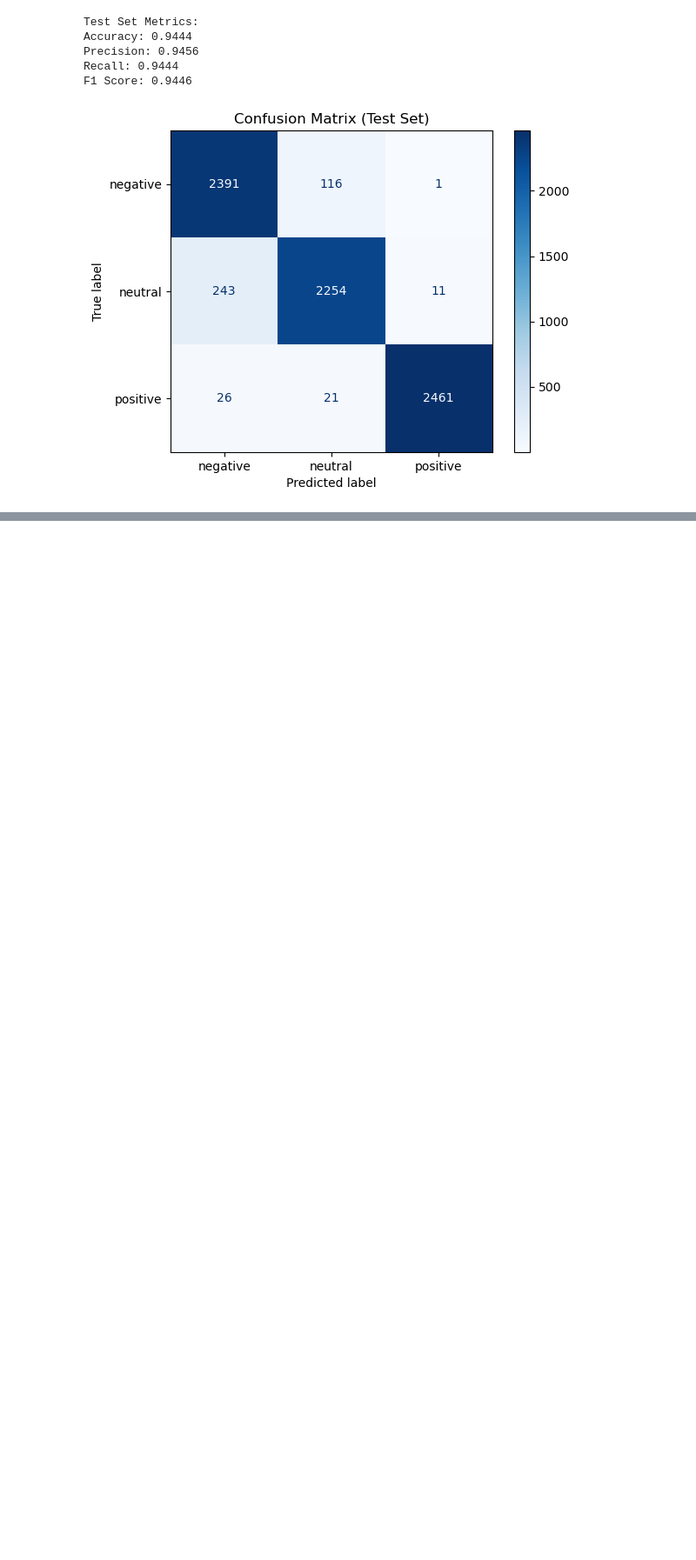
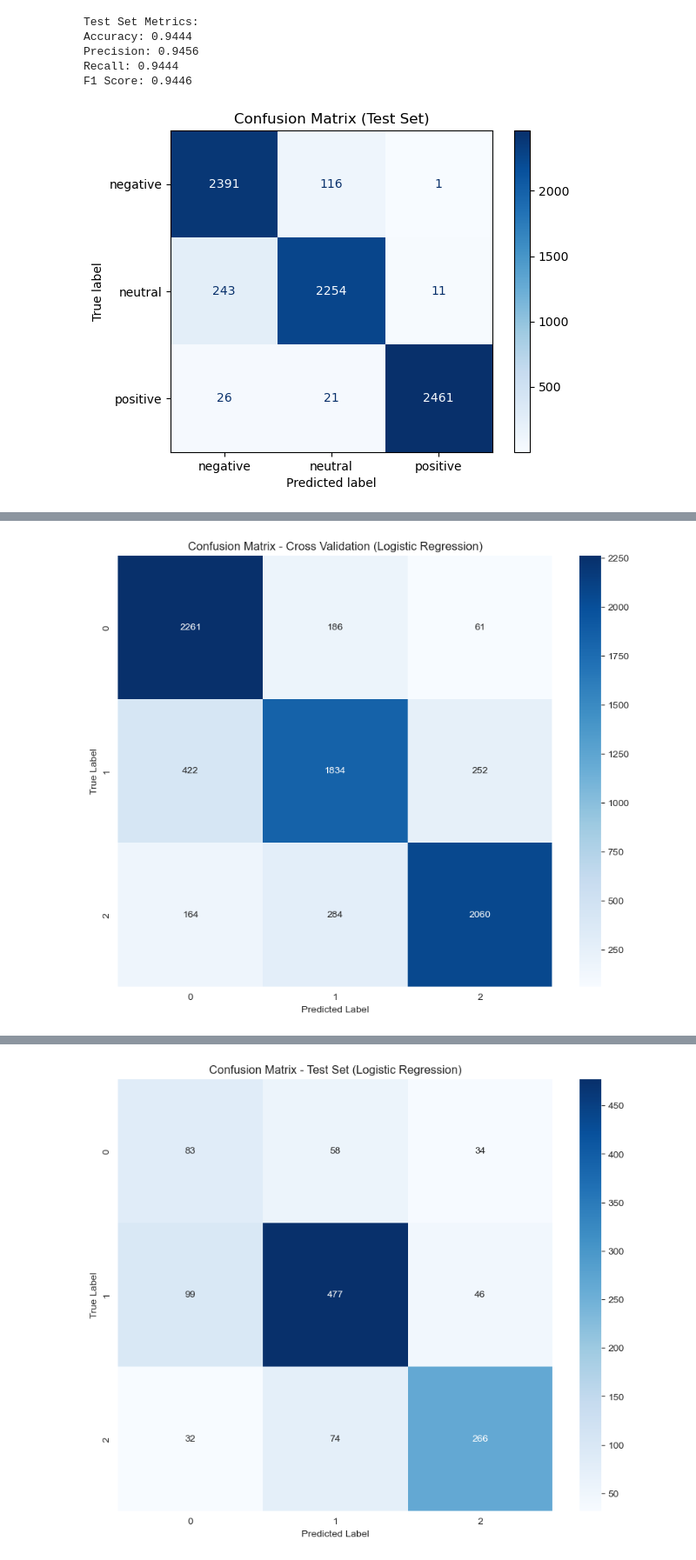
Before and after one commit to MateoRbt/Sentiment-Analysis, a Jupyter notebook: sample2.ipynb, the cells around one changed output, grey strips where cells are left out. Shown: that part at 87% size. Cells and saved outputs as stored; diff of their text form; code cells hidden in the pictures; blank space fills up the shorter version.

Commit message:
added split resample feature extraction logic for more realiable and less biased model in stemming

```diff
--- a/sample2.ipynb
+++ b/sample2.ipynb
@@ -381,0 +384,74 @@ F1 Score: 0.9446
+# %%
+from sklearn.feature_extraction.text import TfidfVectorizer
+from imblearn.over_sampling import RandomOverSampler
+from sklearn.model_selection import train_test_split, StratifiedKFold, cross_val_predict
+from sklearn.linear_model import LogisticRegression
+from sklearn.metrics import f1_score, classification_report, confusion_matrix
+import pandas as pd
+import matplotlib.pyplot as plt
+import seaborn as sns
+
+# Assuming 'df' is your DataFrame with 'cleaned_text' for text and 'Sentiment' for labels
+
+# Split the dataset first to keep the test set untouched by oversampling
+X = df['cleaned_text']  # Text data
+y = df['Sentiment']  # Labels
+X_train, X_test, y_train, y_test = train_test_split(X, y, test_size=0.2, random_state=42)
+
+# Apply RandomOverSampler to oversample minority classes in text data
+ros = RandomOverSampler(random_state=42)
+X_resampled, y_resampled = ros.fit_resample(X_train.values.reshape(-1, 1), y_train)
+
+# Convert numpy arrays back to pandas Series for easier handling
+X_resampled = pd.Series([x[0] for x in X_resampled.tolist()], index=pd.RangeIndex(len(X_resampled)))
+y_resampled = pd.Series(y_resampled, index=pd.RangeIndex(len(y_resampled)))
+
+# Feature extraction on the resampled data
+vectorizer = TfidfVectorizer(max_features=5000)  # Adjust max_features as needed
+X_train_resampled = vectorizer.fit_transform(X_resampled)
+
+# Feature extraction on the test data (using the vocabulary from the resampled training data)
+X_test = vectorizer.transform(X_test)
+
+# Initialize the Logistic Regression model
+log_reg_model = LogisticRegression(max_iter=1000, class_weight='balanced', random_state=42)
+
+# Cross-validation setup with 15 folds
+cv = StratifiedKFold(n_splits=15, shuffle=True, random_state=42)
+
+# Perform cross-validation on the resampled and vectorized training data
+y_pred_cv = cross_val_predict(log_reg_model, X_train_resampled, y_resampled, cv=cv)
+
+# Evaluate the model using cross-validation results
+print(f"F1 Score (CV): {f1_score(y_resampled, y_pred_cv, average='weighted')}")
+print("\nClassification Report (CV):")
+print(classification_report(y_resampled, y_pred_cv))
+
+# Confusion Matrix for Cross-Validation
+cm_cv = confusion_matrix(y_resampled, y_pred_cv)
+plt.figure(figsize=(10, 8))
+sns.heatmap(cm_cv, annot=True, fmt='d', cmap='Blues')
+plt.title('Confusion Matrix - Cross Validation (Logistic Regression)')
+plt.ylabel('True Label')
+plt.xlabel('Predicted Label')
+plt.show()
+
+# Train the model on all resampled training data and predict on the test set
+log_reg_model.fit(X_train_resampled, y_resampled)
+y_pred_test = log_reg_model.predict(X_test)
+
+# Evaluate on the original test set
+print("\nPerformance on Original Test Set:")
+print(f"F1 Score (Test): {f1_score(y_test, y_pred_test, average='weighted')}")
+print("\nClassification Report (Test):")
+print(classification_report(y_test, y_pred_test))
+
+# Confusion Matrix for Test Set
+cm_test = confusion_matrix(y_test, y_pred_test)
+plt.figure(figsize=(10, 8))
+sns.heatmap(cm_test, annot=True, fmt='d', cmap='Blues')
+plt.title('Confusion Matrix - Test Set (Logistic Regression)')
+plt.ylabel('True Label')
+plt.xlabel('Predicted Label')
+plt.show()
+# %% [output]
@@ -381,0 +470 @@ F1 Score: 0.9446
+[figure, added]
@@ -381,0 +484 @@ F1 Score: 0.9446
+[figure, added]
```
Also changed, not shown: parts of 5 cells of this notebook.
